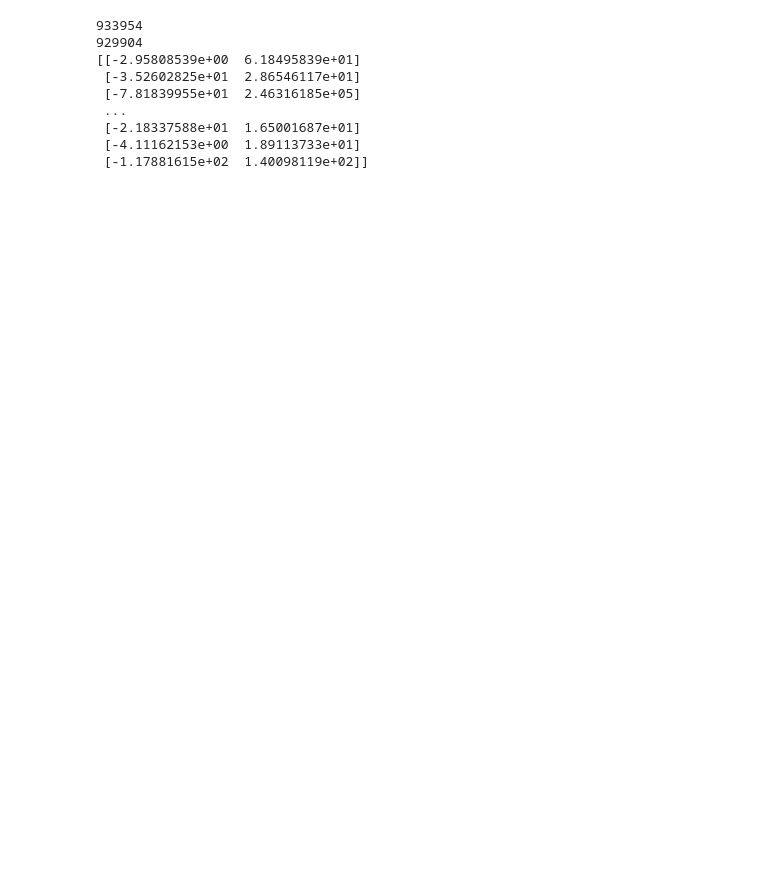
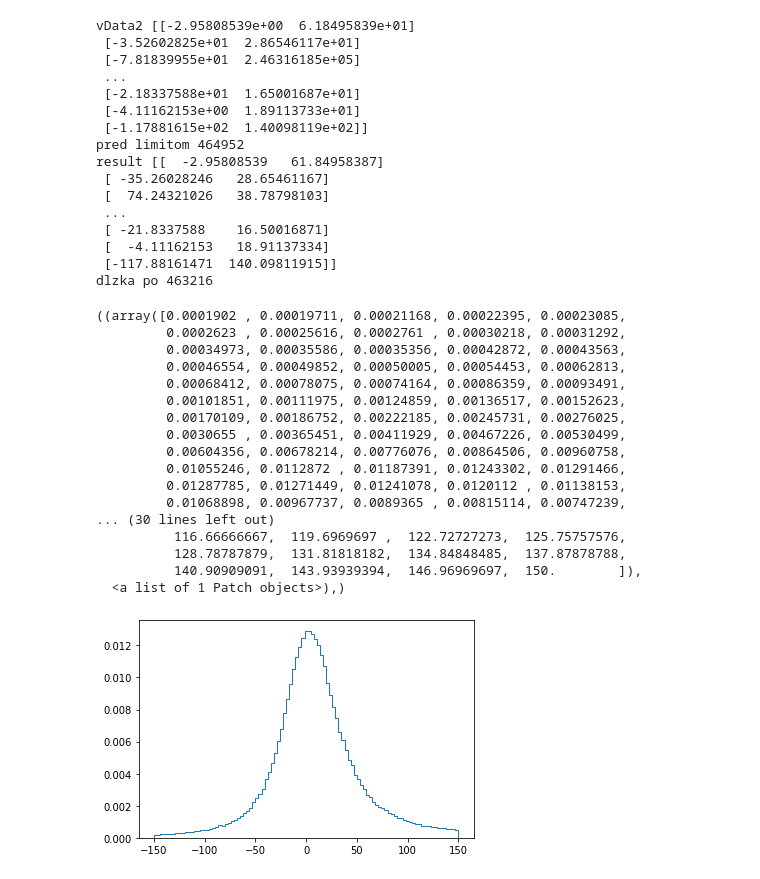
Before and after one commit to zleba/chebFitter, a Jupyter notebook: python/deltatFitSig.ipynb, the cells around one changed output. Drawn from its saved outputs; the diff is of its cells as text; code cells hidden in the pictures; blank space fills up the shorter version.

```diff
--- a/python/deltatFitSig.ipynb
+++ b/python/deltatFitSig.ipynb
@@ -17,34 +18,56 @@ fName = '/nfs/dust/belle2/user/kapitanl/Analysis/Thesis/Hist/datafortres.csv'
 data = pd.read_csv(fName)
 # %%
 vData1 = data['tagvlres'].to_numpy()
-
-#vData1 = vData1[~np.isnan(vData1)] # nts: come back to this and match the N/A to corresp sigmas
-
 sigmas = data['tagvlerr'].to_numpy()
-#sigmas = sigmas[~np.isnan(sigmas)]
 
 vData1.resize(min(len(vData1), len(vData1)))
 sigmas.resize(min(len(sigmas), len(sigmas)))
 vData1.size, sigmas.size
-vData = np.column_stack((vData1,sigmas))
-print(vData.size)
-vData = vData[~np.isnan(vData).any(axis=1)]
-print(vData.size)
+vData2 = np.column_stack((vData1,sigmas))
+vData2 = vData2[~np.isnan(vData2).any(axis=1)]
+print('vData2', vData2)
+print('pred limitom', len(vData2))
+vData = np.where(vData2[:,1] < 80000)
+vData = vData2[vData]
+print('result',vData)
+print('dlzka po', len(vData))
 
-#all the input array dimensions for the concatenation axis must match exactly,
-#but along dimension 0, the array at index 0 has size 464981 and the array at index 1 has size 466977
-#plt.hist(vData[:,0], histtype='step', density = True, bins=np.linspace(-150, 150, 100))
-print(vData)
+plt.hist(vData[:,0], histtype='step', density = True, bins=np.linspace(-150, 150, 100)),
 # %% [output]
-933954
-929904
-[[-2.95808539e+00  6.18495839e+01]
+vData2 [[-2.95808539e+00  6.18495839e+01]
  [-3.52602825e+01  2.86546117e+01]
  [-7.81839955e+01  2.46316185e+05]
  ...
  [-2.18337588e+01  1.65001687e+01]
  [-4.11162153e+00  1.89113733e+01]
  [-1.17881615e+02  1.40098119e+02]]
+pred limitom 464952
+result [[  -2.95808539   61.84958387]
+ [ -35.26028246   28.65461167]
+ [  74.24321026   38.78798103]
+ ...
+ [ -21.8337588    16.50016871]
+ [  -4.11162153   18.91137334]
+ [-117.88161471  140.09811915]]
+dlzka po 463216
+((array([0.0001902 , 0.00019711, 0.00021168, 0.00022395, 0.00023085,
+         0.0002623 , 0.00025616, 0.0002761 , 0.00030218, 0.00031292,
+         0.00034973, 0.00035586, 0.00035356, 0.00042872, 0.00043563,
+         0.00046554, 0.00049852, 0.00050005, 0.00054453, 0.00062813,
+         0.00068412, 0.00078075, 0.00074164, 0.00086359, 0.00093491,
+         0.00101851, 0.00111975, 0.00124859, 0.00136517, 0.00152623,
+         0.00170109, 0.00186752, 0.00222185, 0.00245731, 0.00276025,
+         0.0030655 , 0.00365451, 0.00411929, 0.00467226, 0.00530499,
+         0.00604356, 0.00678214, 0.00776076, 0.00864506, 0.00960758,
+         0.01055246, 0.0112872 , 0.01187391, 0.01243302, 0.01291466,
+         0.01287785, 0.01271449, 0.01241078, 0.0120112 , 0.01138153,
+         0.01068898, 0.00967737, 0.0089365 , 0.00815114, 0.00747239,
+... (30 lines left out)
+          116.66666667,  119.6969697 ,  122.72727273,  125.75757576,
+          128.78787879,  131.81818182,  134.84848485,  137.87878788,
+          140.90909091,  143.93939394,  146.96969697,  150.        ]),
+  <a list of 1 Patch objects>),)
+[figure, added]
 # %%
 def gausInt(a, b, c, d):
      m = d / c
```
Also changed, not shown: parts of 6 cells of this notebook.
